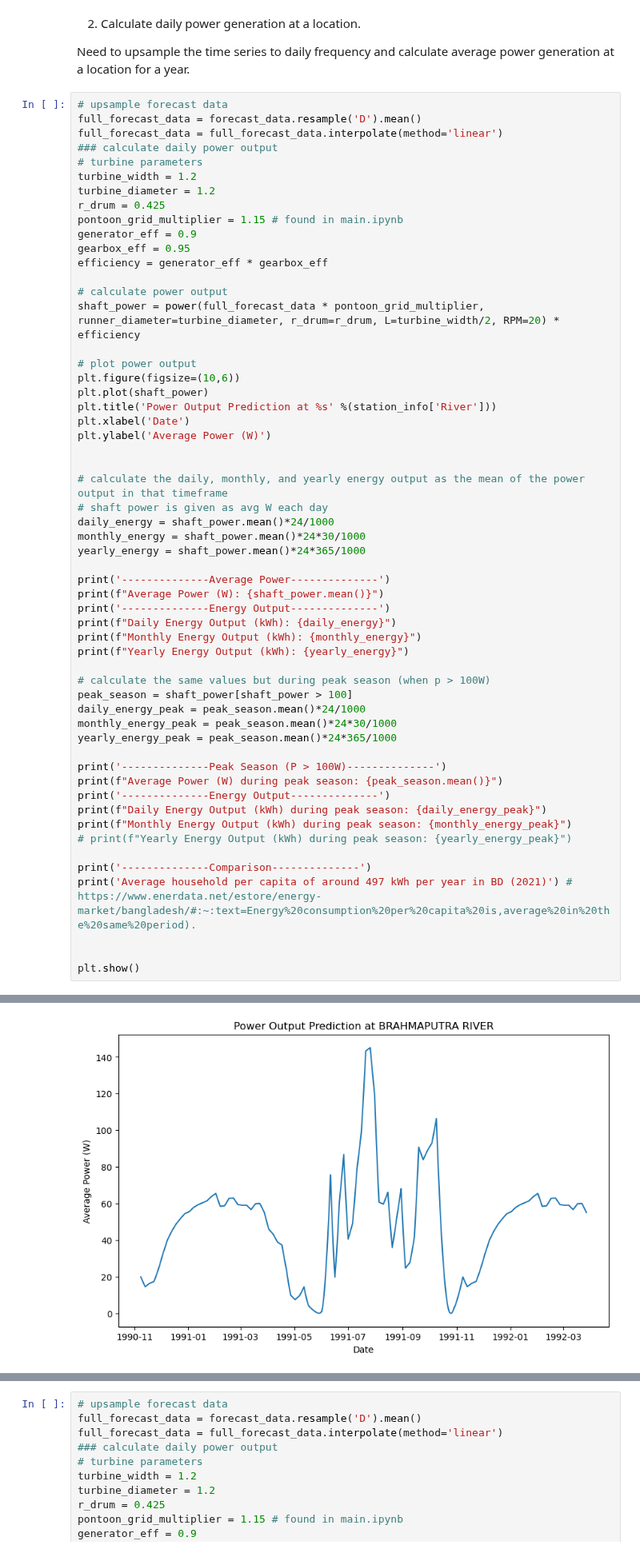
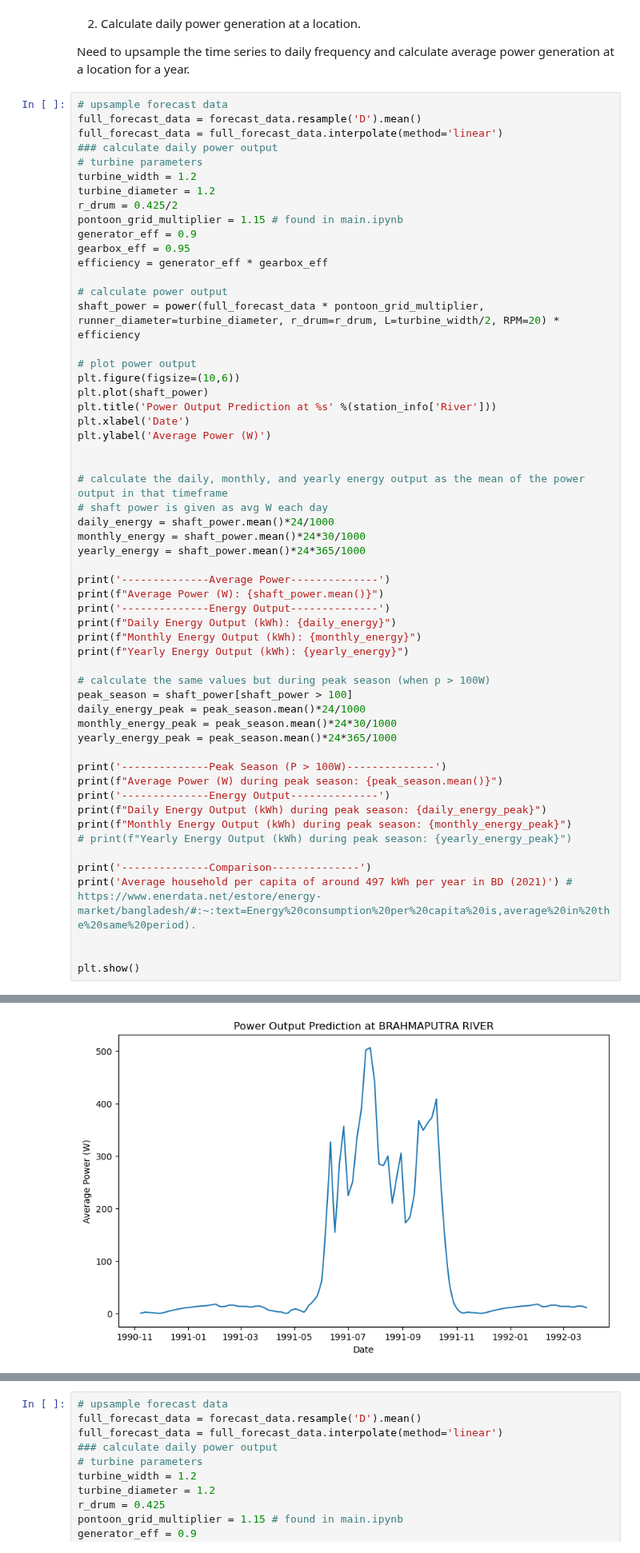
Before and after one commit to pilipb/DP5-code, a Jupyter notebook: long_term.ipynb, the cells around one changed output, grey strips where cells are left out. Shown at 80% size. Cells and saved outputs as stored; diff of their text form.

```diff
--- a/long_term.ipynb
+++ b/long_term.ipynb
@@ -73,7 +75,7 @@ full_forecast_data = full_forecast_data.interpolate(method='linear')
 # turbine parameters
 turbine_width = 1.2
 turbine_diameter = 1.2
-r_drum = 0.425
+r_drum = 0.425/2
 pontoon_grid_multiplier = 1.15 # found in main.ipynb
 generator_eff = 0.9
 gearbox_eff = 0.95
@@ -136,6 +138,6 @@ Monthly Energy Output (kWh) during peak season: 91.37903520698866
 --------------Comparison--------------
 Average household per capita of around 497 kWh per year in BD (2021)
-[figure, old version]
+[figure, new version]
 # %%
 # uk river example
 metadata, data = read_data_from_csv('DATA/53001_gdf.csv')
```
Also changed, not shown: parts of 3 cells of this notebook, 2 other files.
